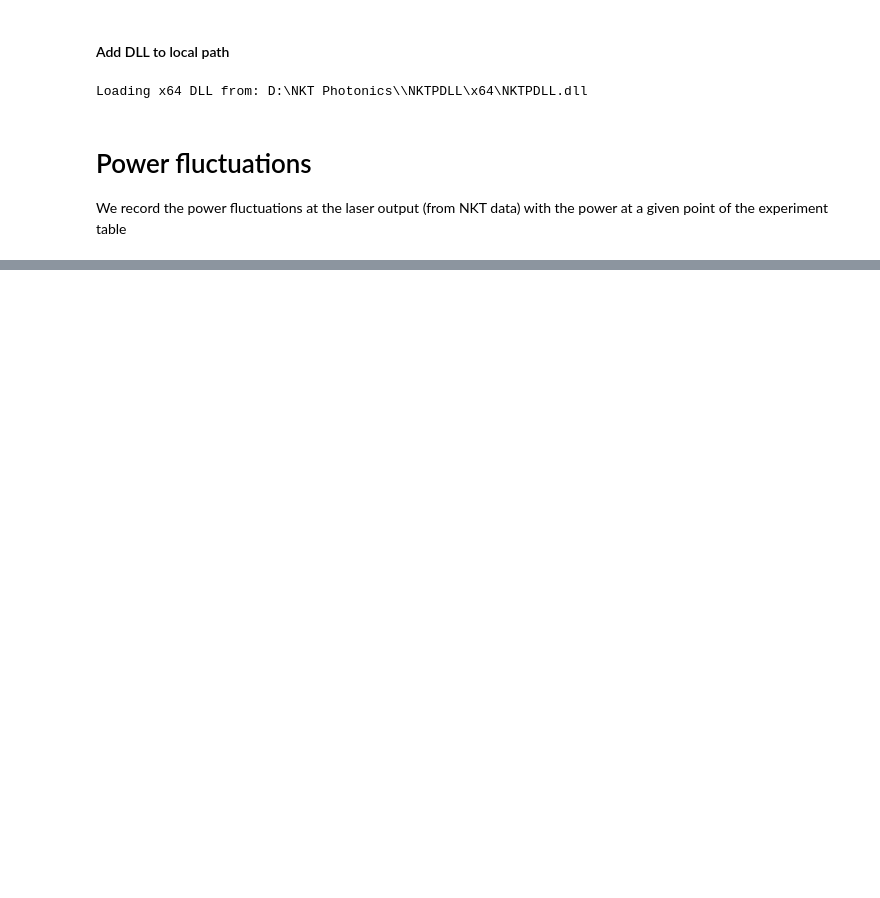
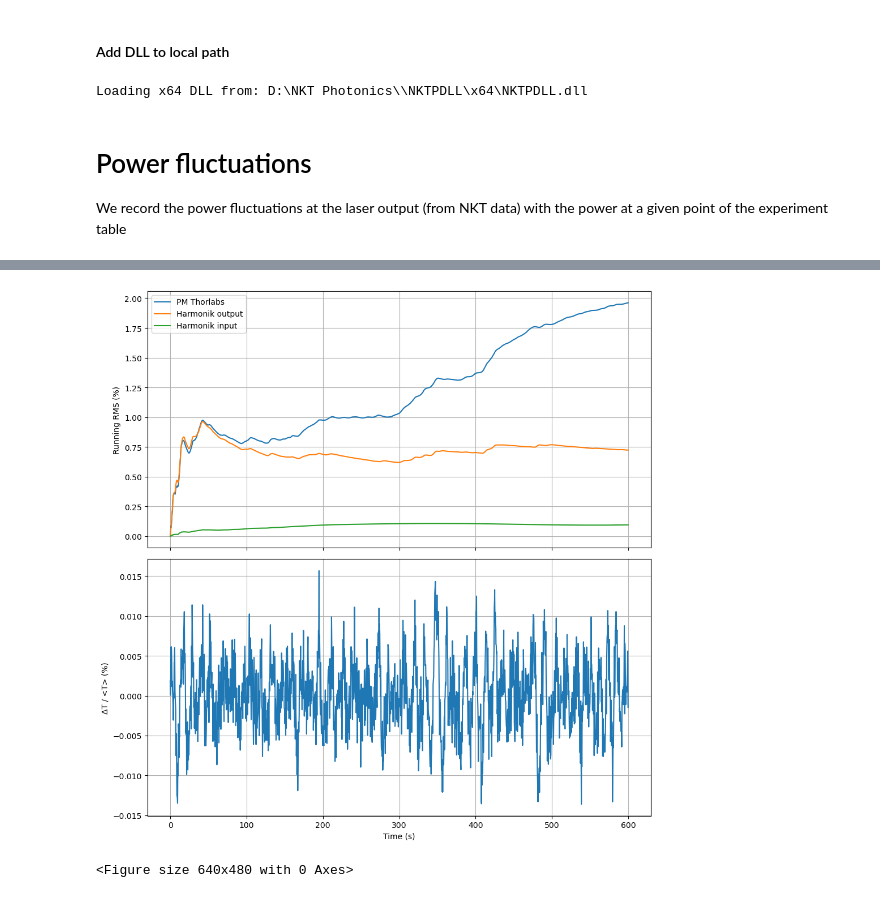
Before and after one commit to eq15t-panda/PANDAManager, a Jupyter notebook: acquisition/acquisition_nkt.ipynb, the cells around one changed output, grey strips where cells are left out. Saved outputs shown, nothing was run; the diff lists cells and outputs as text; code cells hidden in the pictures; blank space fills up the shorter version.

```diff
--- a/acquisition/acquisition_nkt.ipynb
+++ b/acquisition/acquisition_nkt.ipynb
@@ -60 +89,5 @@ ACQ_CELL = f"{MEAS}_{SAMPLE}"
+# %%
+minutes = 10
+ACQ_DURATION = minutes * 60
+PM_SAMPLE_DELAY = 0.1 # 100 ms
 # %%
@@ -97,0 +166,55 @@ aqm.save_acquisition(timestamps=timestamps, pm_power_mW=pm_power_mW, laser_power
+# %%
+pm_rms = np.array([
+    np.std(pm_rel[:i+1])
+    for i in range(len(pm_rel))
+])
+
+harmonik_input_rms = np.array([
+    np.std(harmonik_input_rel[:i+1])
+    for i in range(len(harmonik_input_rel))
+])
+
+harmonik_output_rms = np.array([
+    np.std(harmonik_output_rel[:i+1])
+    for i in range(len(harmonik_output_rel))
+])
+# %%
+fig, ax = plt.subplots(2, 1, figsize=(10, 10), sharex=True)
+
+# RMS stability
+ax[0].plot(timestamps, pm_rms, label="PM Thorlabs")
+ax[0].plot(timestamps, harmonik_output_rms, label="Harmonik output")
+ax[0].plot(timestamps, harmonik_input_rms, label="Harmonik input")
+
+ax[0].set_ylabel("Running RMS (%)")
+ax[0].legend()
+ax[0].grid(True)
+
+# # Harmonik temperature
+# ax[1].plot(timestamps, harmonik_temp)
+
+# ax[1].ticklabel_format(
+#     axis='y',
+#     style='plain',
+#     useOffset=False
+# )
+
+# ax[1].set_ylabel("Temperature (°C)")
+# ax[1].set_xlabel("Time (s)")
+# ax[1].grid(True)
+
+# Temperature relative fluctuation
+ax[1].plot(timestamps, harmonik_temp_rel)
+
+ax[1].set_ylabel("ΔT / <T> (%)")
+ax[1].set_xlabel("Time (s)")
+ax[1].grid(True)
+
+plt.tight_layout()
+plt.show()
+
+plt.tight_layout()
+plt.show()
+# %% [output]
+[figure, added]
+<Figure size 640x480 with 0 Axes>
```
Also changed, not shown: parts of 10 cells of this notebook, 16 other files.
